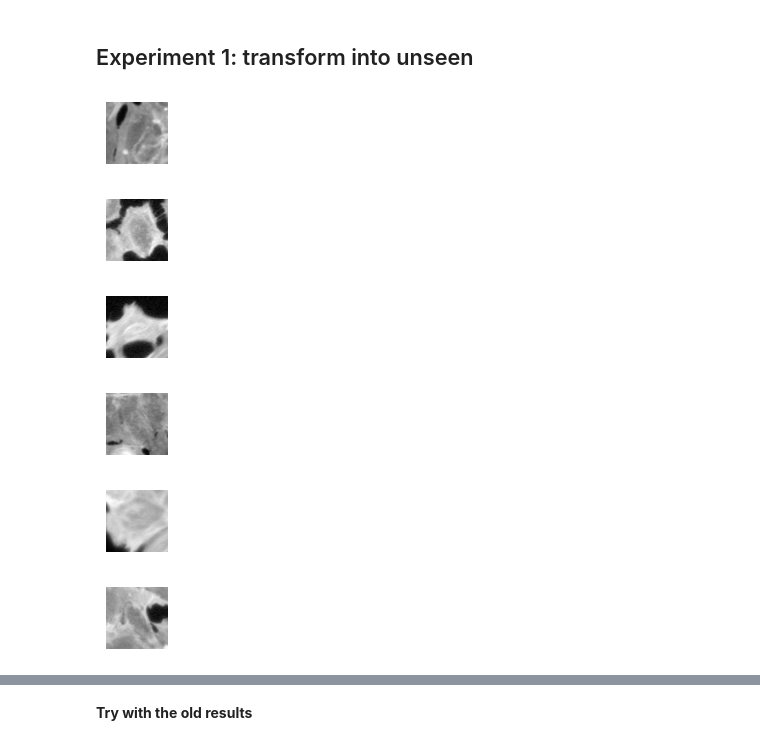
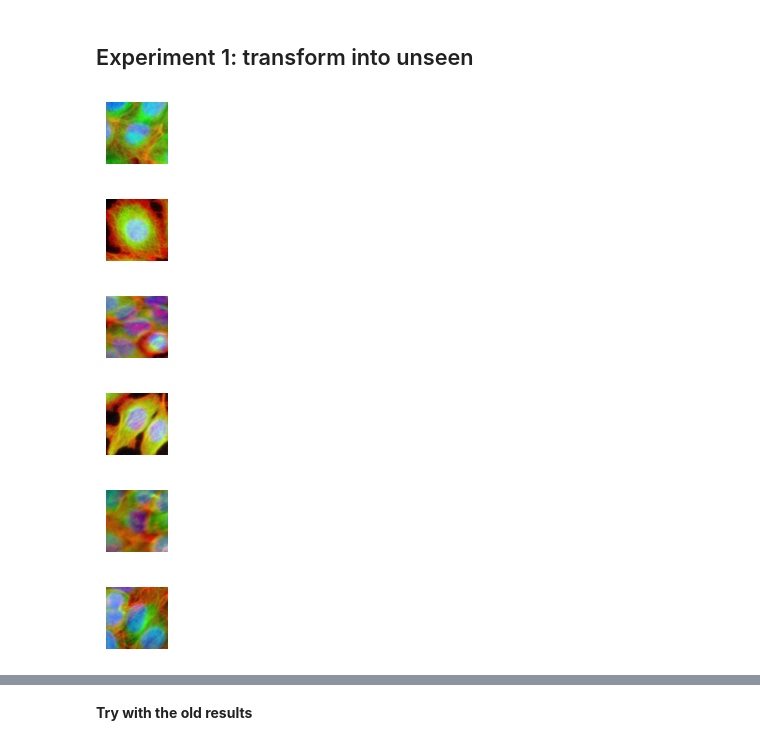
Before and after one commit to theislab/IMPA, a Jupyter notebook: notebooks/cpg0000/corrections_old_paper/unseen_drug_experiments.ipynb, the cells around one changed output, grey strips where cells are left out. Saved outputs shown, nothing was run; the diff lists cells and outputs as text; code cells hidden in the pictures.

Commit message:
Supp figure modification

```diff
--- a/notebooks/cpg0000/corrections_old_paper/unseen_drug_experiments.ipynb
+++ b/notebooks/cpg0000/corrections_old_paper/unseen_drug_experiments.ipynb
@@ -258,18 +260,18 @@ controls = {}
 
 for drug in ood_drugs:
     emb_drug = torch.Tensor(ood_drug_embeddings.loc[drug])
-    control, transformed = transform_by_emb(IMPA_bbbc021, dataloader, emb_drug, 1, args)
+    control, transformed = transform_by_emb(IMPA_bbbc021, dataloader, emb_drug, 100, args)
     drugs[drug] = transformed
     controls[drug] = control
 # %%
-plot_n_images(controls["cytochalasin D"], 5, 0, (0.8,0.8))
+plot_n_images(controls["cytochalasin D"], 5, [0,1,2], (0.8,0.8))
 # %% [output]
-[figure, old version]
+[figure, new version]
-[figure, old version]
+[figure, new version]
-[figure, old version]
+[figure, new version]
-[figure, old version]
+[figure, new version]
-[figure, old version]
+[figure, new version]
-[figure, old version]
+[figure, new version]
 # %%
 for drug in drugs:
     print(drug)
```
Also changed, not shown: parts of 3 cells of this notebook, 15 other files.
